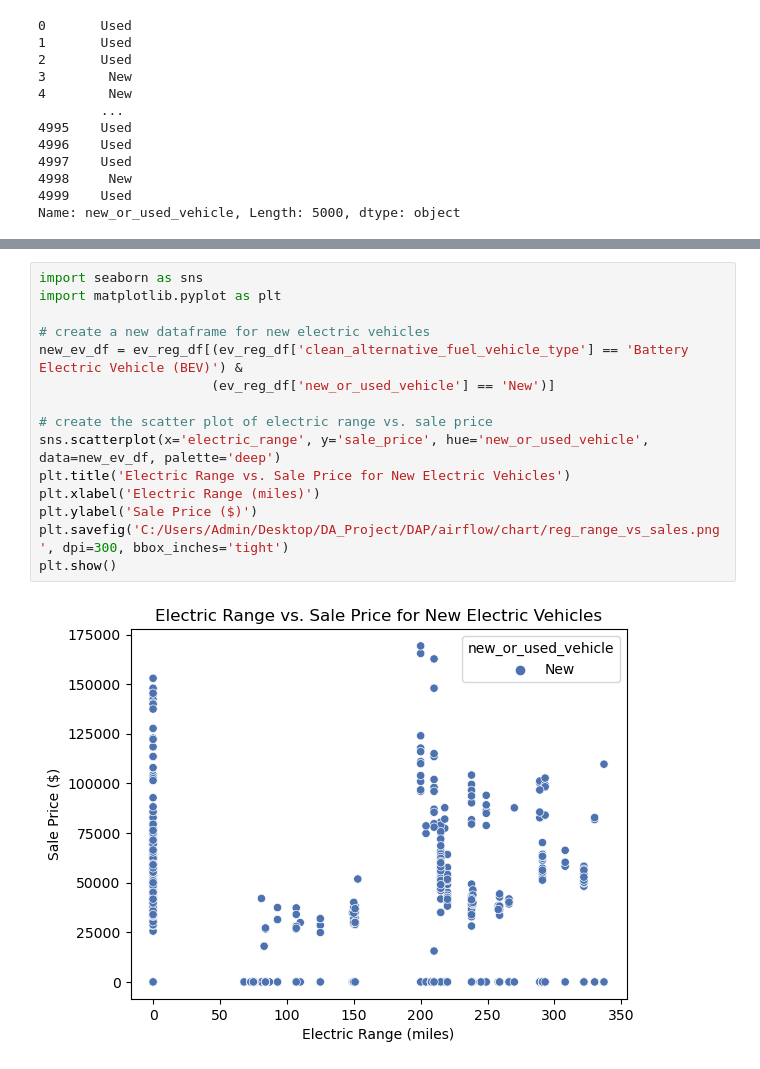
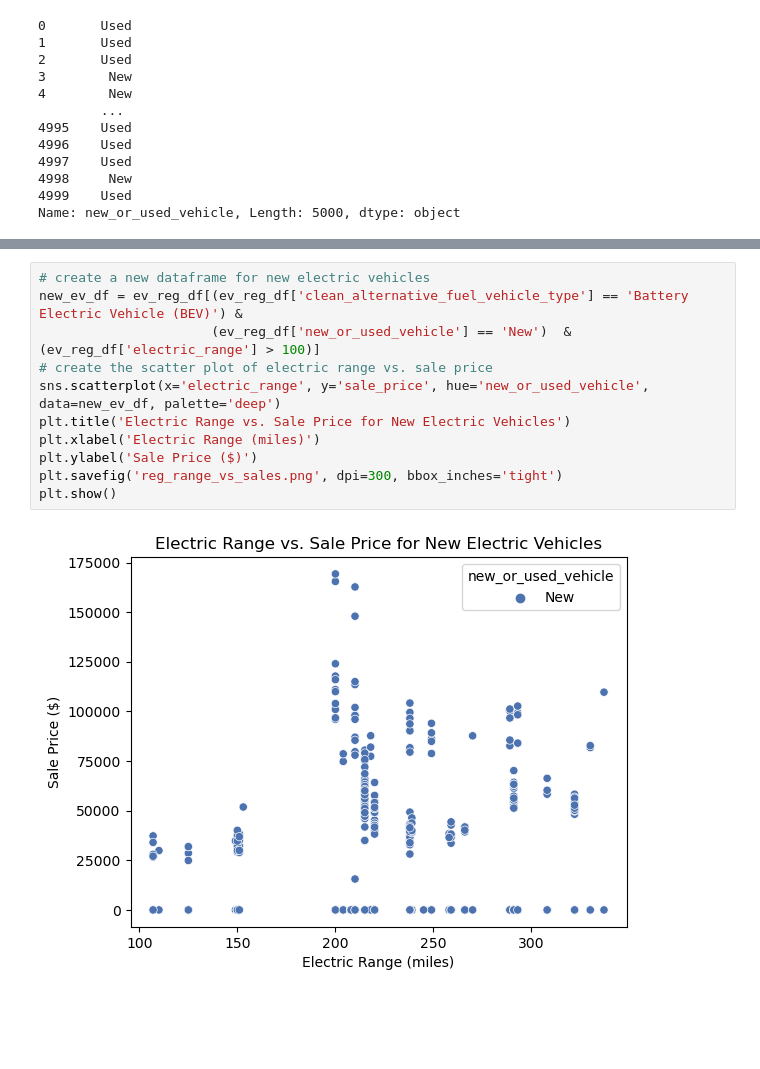
Before and after one commit to Shafik46/DAP_Project, a Jupyter notebook: code/Visualization.ipynb, the cells around one changed output, grey strips where cells are left out. Cells and saved outputs as stored; diff of their text form; blank space fills up the shorter version.

```diff
--- a/code/Visualization.ipynb
+++ b/code/Visualization.ipynb
@@ -554,17 +498,13 @@ plt.show()
 # %%
-import seaborn as sns
-import matplotlib.pyplot as plt
-
 # create a new dataframe for new electric vehicles
 new_ev_df = ev_reg_df[(ev_reg_df['clean_alternative_fuel_vehicle_type'] == 'Battery Electric Vehicle (BEV)') &
-                      (ev_reg_df['new_or_used_vehicle'] == 'New')]
-
+                      (ev_reg_df['new_or_used_vehicle'] == 'New')  & (ev_reg_df['electric_range'] > 100)]
 # create the scatter plot of electric range vs. sale price
 sns.scatterplot(x='electric_range', y='sale_price', hue='new_or_used_vehicle', data=new_ev_df, palette='deep')
 plt.title('Electric Range vs. Sale Price for New Electric Vehicles')
 plt.xlabel('Electric Range (miles)')
 plt.ylabel('Sale Price ($)')
-plt.savefig('C:/Users/Admin/Desktop/DA_Project/DAP/airflow/chart/reg_range_vs_sales.png', dpi=300, bbox_inches='tight')
+plt.savefig('reg_range_vs_sales.png', dpi=300, bbox_inches='tight')
 plt.show()
 # %% [output]
-[figure, old version]
+[figure, new version]
```
Also changed, not shown: parts of 21 cells of this notebook.
